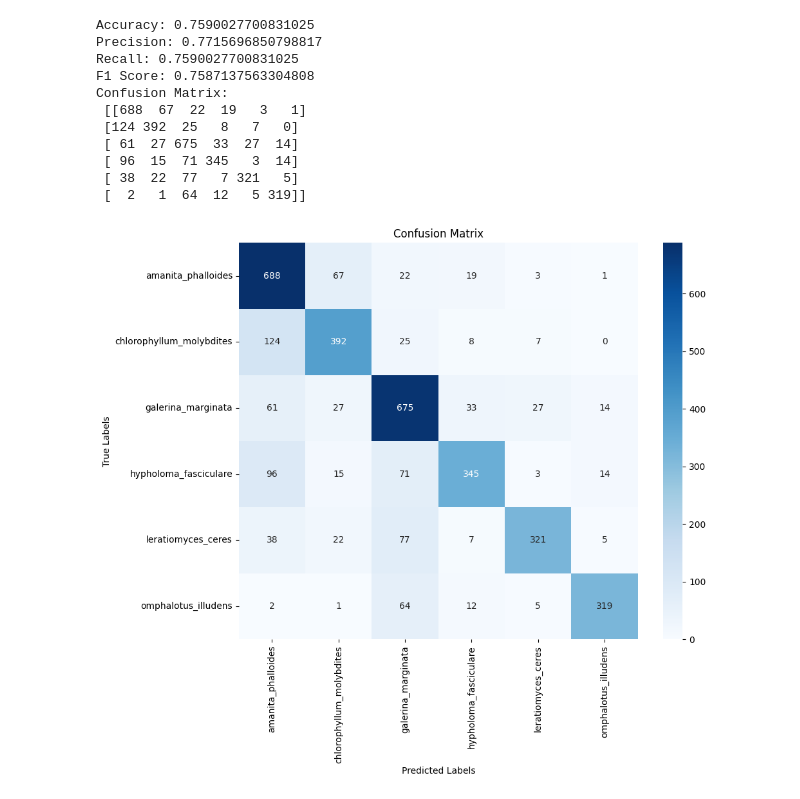
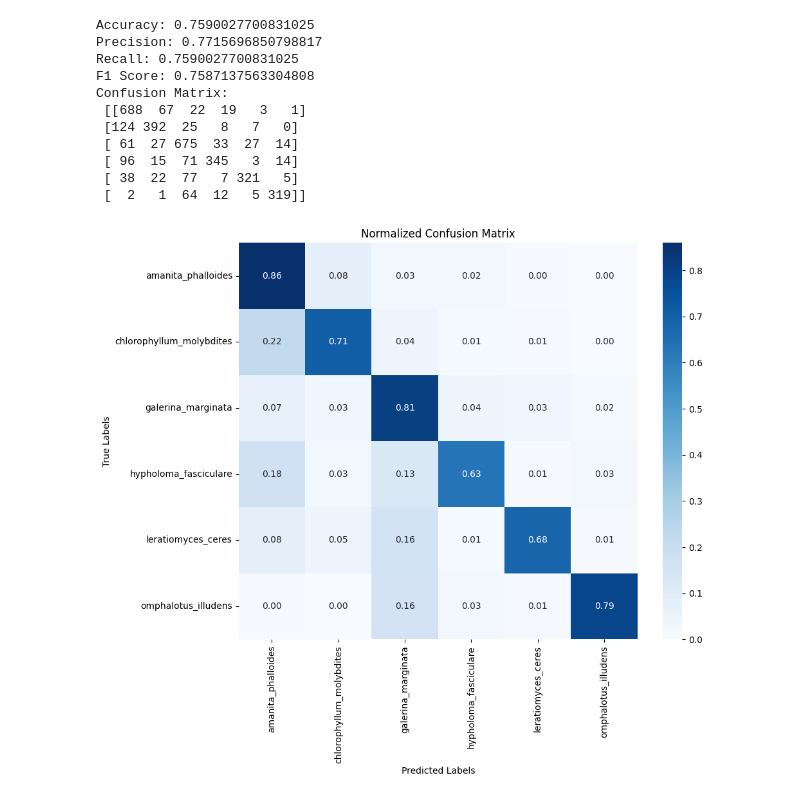
Before and after one commit to alifianadexe/cnn_model_poison_mushroom, a Jupyter notebook: model_cnn_mushroom.ipynb, the cells around one changed output. Drawn from its saved outputs; the diff is of its cells as text; code cells hidden in the pictures.

```diff
--- a/model_cnn_mushroom.ipynb
+++ b/model_cnn_mushroom.ipynb
@@ -124,14 +124,24 @@ Confusion Matrix:
  [ 38  22  77   7 321   5]
  [  2   1  64  12   5 319]]
 # %%
+import numpy as np
 import matplotlib.pyplot as plt
 import seaborn as sns
+from sklearn.metrics import confusion_matrix
 
+# Menghitung confusion matrix
+conf_matrix = confusion_matrix(y_true, y_pred)
+
+# Mengubah confusion matrix ke skala 0-1
+conf_matrix_normalized = conf_matrix.astype('float') / conf_matrix.sum(axis=1)[:, np.newaxis]
+
+# Menampilkan confusion matrix yang sudah dinormalisasi
 plt.figure(figsize=(10, 8))
-sns.heatmap(conf_matrix, annot=True, fmt="d", cmap="Blues", xticklabels=test_data.class_indices.keys(), yticklabels=test_data.class_indices.keys())
+sns.heatmap(conf_matrix_normalized, annot=True, fmt=".2f", cmap="Blues",
+            xticklabels=test_data.class_indices.keys(), yticklabels=test_data.class_indices.keys())
 plt.xlabel("Predicted Labels")
 plt.ylabel("True Labels")
-plt.title("Confusion Matrix")
+plt.title("Normalized Confusion Matrix")
 plt.show()
 # %% [output]
-[figure, old version]
+[figure, new version]
```
